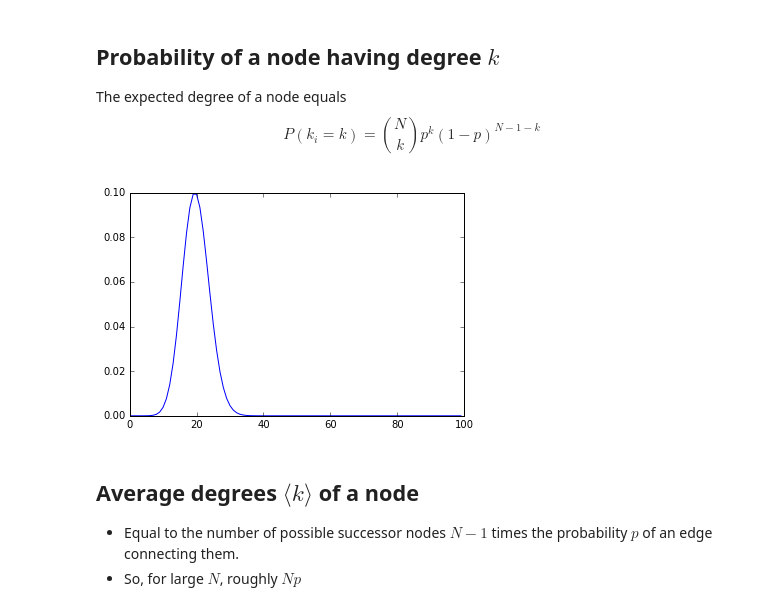
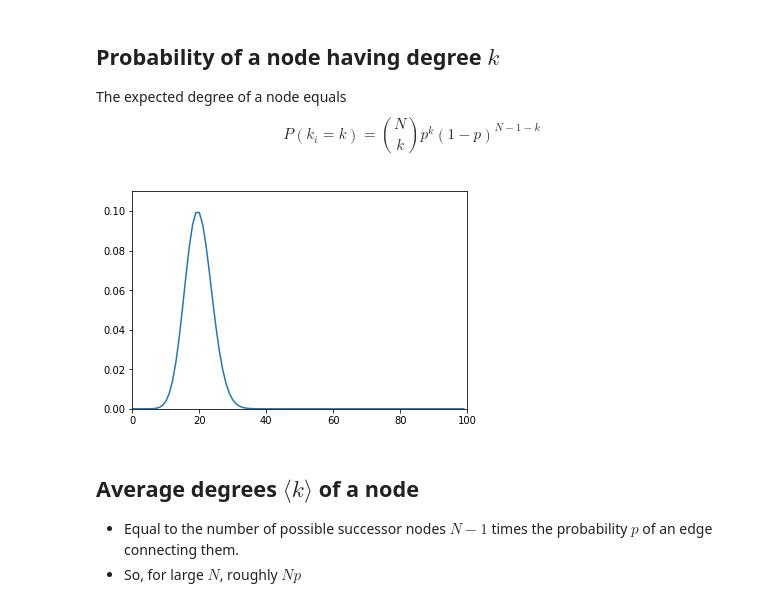
Before and after one commit to nickrobinson251/Networks, a Jupyter notebook: Networks 1 - Random Graphs.ipynb, the cells around one changed output. Saved outputs shown, nothing was run; the diff lists cells and outputs as text; code cells hidden in the pictures.

```diff
--- a/Networks 1 - Random Graphs.ipynb
+++ b/Networks 1 - Random Graphs.ipynb
@@ -25,4 +13,5 @@ nx.draw(G, node_size=5000, linewidths=0)
 # %%
-G = nx.erdos_renyi_graph(3, 0.5)
-nx.draw(G)
+G = nx.erdos_renyi_graph(n=100, p=0.2, directed=False)
+nx.draw_networkx(G)
+show_graph()
 # %% [output]
@@ -37,18 +22,20 @@ The expected degree of a node equals $$ P(k_i=k) = {N \choose k} p^k (1− p)^{N
 # %%
 def choose(n, k):
     from math import factorial
     return (factorial(n) /
             (factorial(n-k) * factorial(k)))
 
 def p_of_degree(k, n, p):
     '''Returns the probability of a node
     in a random n, p binomial graph having k degrees'''
     return choose(n-1, k) * p**k * (1-p)**(n-1-k)
 
 # G.number_of_nodes() == G.order()
-plt.plot([p_of_degree(k, G.number_of_nodes(), 0.2) for k in xrange(G.number_of_nodes())]);
+plt.plot([p_of_degree(k, G.number_of_nodes(), 0.2) for k in xrange(G.number_of_nodes())])
+plt.ylim(0,0.11)
+plt.xlim(0,100);
 # %% [output]
-[figure, old version]
+[figure, new version]
 # %% [markdown]
 ## Average degrees $\langle k \rangle$ of a node
 
```
Also changed, not shown: parts of 15 cells of this notebook.
